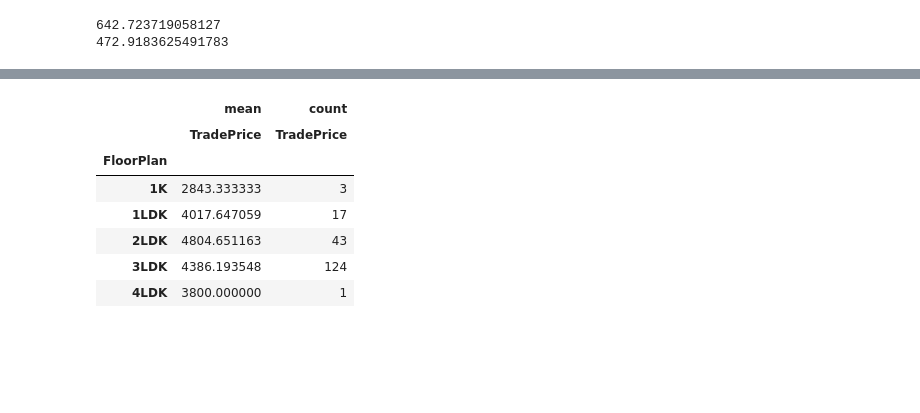
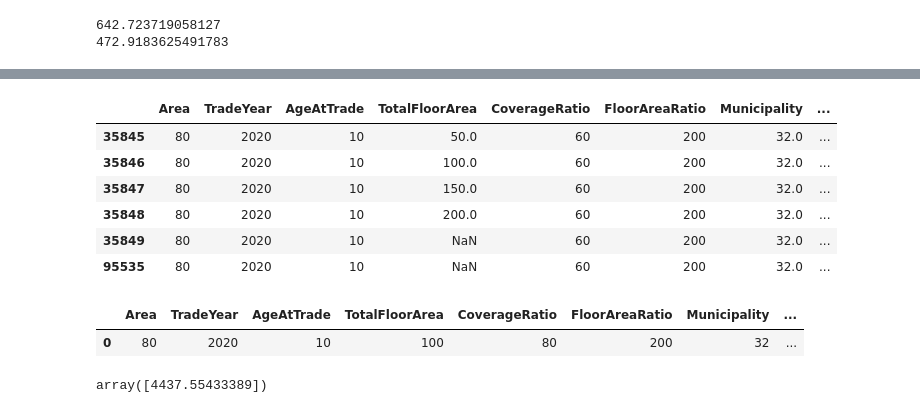
Before and after one commit to T-A0K1/real_estate_datas, a Jupyter notebook: data_analysis/statistic_analysis(LGBM).ipynb, the cells around one changed output, grey strips where cells are left out. Drawn from its saved outputs; the diff is of its cells as text; code cells hidden in the pictures; blank space fills up the shorter version.

```diff
--- a/data_analysis/statistic_analysis(LGBM).ipynb
+++ b/data_analysis/statistic_analysis(LGBM).ipynb
@@ -47,13 +20,8 @@ df_tmp.pivot_table
 TradePriceThrethold = 15000
 AgeAtTradeThrethold = 50
 
-# マンション
-use_cols_non_cate = ["TradePrice","Area","TradeYear","AgeAtTrade", 'TotalFloorArea', 'CoverageRatio', "FloorAreaRatio"] #Municipality Prefecture
+use_cols_non_cate = ["TradePrice","Area","TradeYear","AgeAtTrade", 'TotalFloorArea', "FloorAreaRatio"] #Municipality Prefecture
 category_cols = ['Municipality', 'Structure' ,'Type']
-
-#一軒家
-# use_cols_non_cate = ["TradePrice","Area","TradeYear","AgeAtTrade", "CoverageRatio"] #Municipality Prefecture
-# category_cols = ['Municipality', 'Structure', 'TradeQuarter']
 
 use_cols = use_cols_non_cate + category_cols
 AreaThrethold = 200 # if select_type == "宅地(土地と建物)" else 150 if select_type == "中古マンション等" else 0
@@ -88,7 +56,7 @@ params = {
     'metric': 'mae',
     'boosting_type': 'gbdt',
     'num_leaves': 63,
-    'learning_rate': 0.05,
+    'learning_rate': 0.15,
     'bagging_freq': 1,
     'feature_fraction': 0.9
 }
@@ -99,7 +67,7 @@ verbose_eval = 1
 
 # テストデータと学習データ分割
 # 参考：https://qiita.com/c60evaporator/items/2b7a2820d575e212bcf4
-X_train_raw, X_test, y_train_raw, y_test = train_test_split(X, y, test_size=0.05, random_state=42)
+X_train_raw, X_test, y_train_raw, y_test = train_test_split(X, y, test_size=0.1, random_state=42)
 # early_stopping用の評価データをさらに分割
 X_train, X_valid, y_train, y_valid = train_test_split(X_train_raw, y_train_raw, test_size=0.2, random_state=42)
 
@@ -200,24 +178,25 @@ FloorAreaRatio
 from itertools import product
 
 Type_list = ['宅地(土地と建物)']
-Area_list = [x for x in range(50,101,10)] + [150,200]
-TradeYear_list = [2010,2020,2025]
+Area_list = [x for x in range(20,101,10)] + [150,200]
+TradeYear_list = [2015,2020,2025]
 AgeAtTrade_list = [0,10,20, 30, 40, 50]
 Municipality_list = [x for x in df_origin.Municipality.unique()]
 Structure_list = ['木造']
 TotalFloorArea_list = [x for x in range(50,201,50)] + [np.nan]
-CoverageRatio_list = [40,50,60,80]
-FloorAreaRatio_list = [100,200,300]
+CoverageRatio_list = [60]
+FloorAreaRatio_list = [100, 200, 300, 500]
 #['1K', '1LDK', '1R', '2LDK', '3LDK', '4LDK']
 
 Tyoe_list_2 = ['中古マンション等']
-Municipality_for_m = df_origin.query('Type=="中古マンション等"').pivot_table(index='Municipality', values='Area', aggfunc='count').sort_values('Area').query('Area>20').index
-Municipality_list_2 = [x for x in Municipality_for_m]
+Area_list_2 = [x for x in range(20,101,10)] + [150, 200]
+# Municipality_for_m = df_origin.query('Type=="中古マンション等"').pivot_table(index='Municipality', values='Area', aggfunc='count').sort_values('Area').query('Area>20').index
+# Municipality_list_2 = [x for x in Municipality_for_m]
 TotalFloorArea_list_2 = [np.nan]
-Area_list_2 = [x for x in range(20,101,10)] + [150]
-FloorAreaRatio_list_2 = [200,300,400,500,600]
-CoverageRatio_list_2 = [60,80]
+FloorAreaRatio_list_2 = [100, 200, 300, 500]
+CoverageRatio_list_2 = [80]
 Structure_list_2 = ['ＲＣ']
+
 
 
 # TotalFloorArea_list = [0,999]
@@ -230,7 +209,7 @@ Structure_list_2 = ['ＲＣ']
 combinations= list(product(Area_list, TradeYear_list, AgeAtTrade_list, Municipality_list, Structure_list, Type_list,
                             TotalFloorArea_list, CoverageRatio_list, FloorAreaRatio_list))
 
-combinations_2= list(product(Area_list_2, TradeYear_list, AgeAtTrade_list, Municipality_list_2, Structure_list_2, Tyoe_list_2,
+combinations_2= list(product(Area_list_2, TradeYear_list, AgeAtTrade_list, Municipality_list, Structure_list_2, Tyoe_list_2,
                             TotalFloorArea_list_2, CoverageRatio_list_2, FloorAreaRatio_list_2))
 
 # リストからDataFrameを作成
@@ -238,7 +217,8 @@ df = pd.DataFrame(combinations, columns=['Area', 'TradeYear', 'AgeAtTrade', 'Mun
                                          'TotalFloorArea','CoverageRatio', 'FloorAreaRatio'])
 df2 = pd.DataFrame(combinations_2, columns=['Area', 'TradeYear', 'AgeAtTrade', 'Municipality', 'Structure', 'Type',
                                          'TotalFloorArea','CoverageRatio', 'FloorAreaRatio'])
-df_dummy_m = pd.concat([df,df2])
+df_dummy_m = pd.concat([df,df2]).reset_index(drop=True)
+df_dummy_m = df_dummy_m.loc[:,X_test.columns]
 
 # 結果を表示
 print(df_dummy_m.shape)
@@ -350,11 +239,24 @@ df.query('Area==80 and Type=="宅地(土地と建物)"').head(30)
-# %%
-df_base.query("Area<80 and Area>60 and  AgeAtTrade<10 and Municipality=='横浜市中区'").pivot_table(index='FloorPlan', values='TradePrice', aggfunc=['mean', 'count'])
-# %% [output]
-|  | mean | count |
-|  | TradePrice | TradePrice |
-| FloorPlan |  |  |
-| 1K | 2843.333333 | 3 |
-| 1LDK | 4017.647059 | 17 |
-| 2LDK | 4804.651163 | 43 |
-| 3LDK | 4386.193548 | 124 |
-| 4LDK | 3800.000000 | 1 |
+# %%
+df_dumm_3 = df_dummy_m.copy().query("TradeYear==2020 and Municipality==32 and FloorAreaRatio==200 and CoverageRatio==60 and AgeAtTrade==10 and Area==80")
+df_dumm_3['TradePrice'] = model.predict(df_dumm_3)
+df_dumm_3
+# %% [output]
+|  | Area | TradeYear | AgeAtTrade | TotalFloorArea | CoverageRatio | FloorAreaRatio | Municipality | ... |
+| 35845 | 80 | 2020 | 10 | 50.0 | 60 | 200 | 32.0 | ... |
+| 35846 | 80 | 2020 | 10 | 100.0 | 60 | 200 | 32.0 | ... |
+| 35847 | 80 | 2020 | 10 | 150.0 | 60 | 200 | 32.0 | ... |
+| 35848 | 80 | 2020 | 10 | 200.0 | 60 | 200 | 32.0 | ... |
+| 35849 | 80 | 2020 | 10 | NaN | 60 | 200 | 32.0 | ... |
+| 95535 | 80 | 2020 | 10 | NaN | 60 | 200 | 32.0 | ... |
+# %%
+df_test
+# %% [output]
+|  | Area | TradeYear | AgeAtTrade | TotalFloorArea | CoverageRatio | FloorAreaRatio | Municipality | ... |
+| 0 | 80 | 2020 | 10 | 100 | 80 | 200 | 32 | ... |
+# %%
+df_test = pd.DataFrame([80,2020,10,100,80,200,32,3,0],
+                       index=['Area', 'TradeYear', 'AgeAtTrade', 'TotalFloorArea', 'CoverageRatio',
+       'FloorAreaRatio', 'Municipality', 'Structure', 'Type']).T
+model.predict(df_test)
+# %% [output]
+array([4437.55433389])
```
Also changed, not shown: parts of 23 cells of this notebook, 2 other files.
